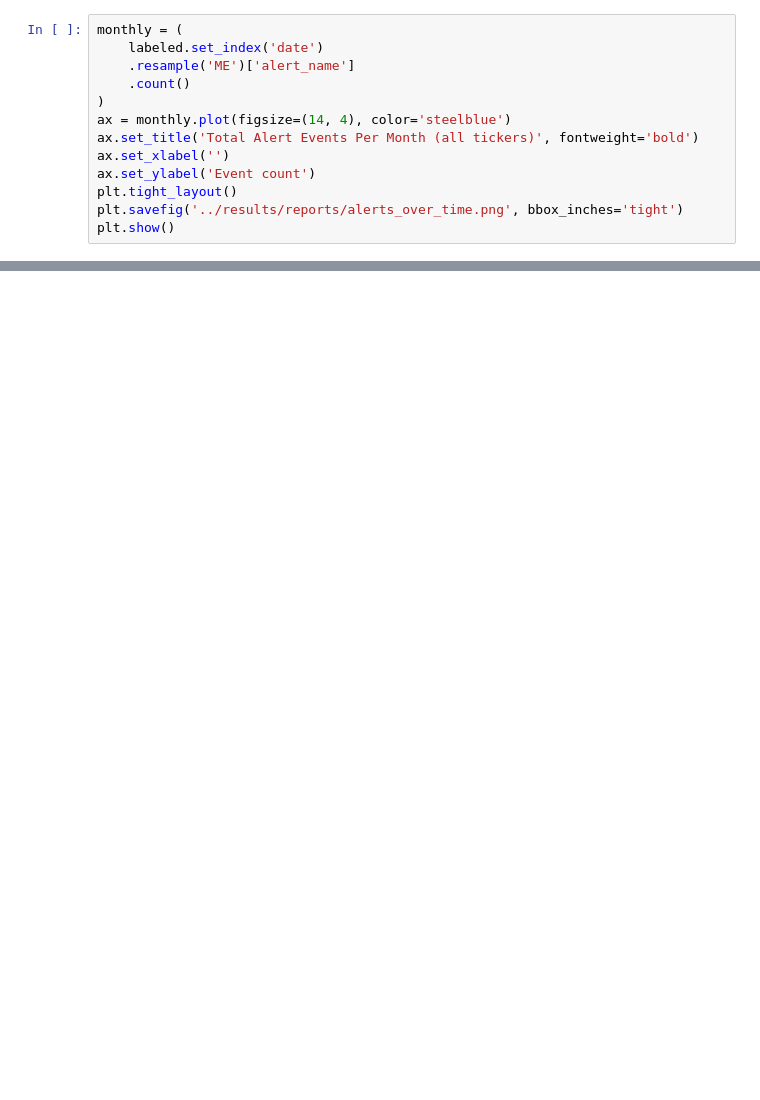
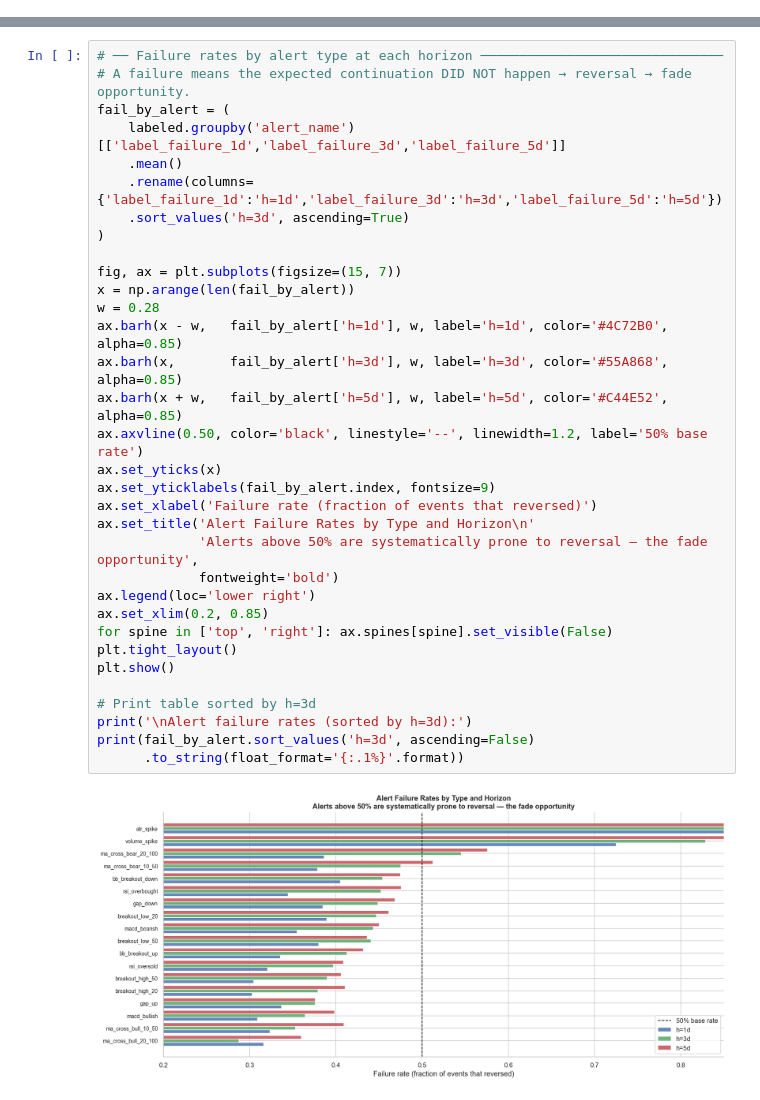
Before and after one commit to alfonsoglamuno/Failure_Crowded_Technical_Signals, a Jupyter notebook: notebooks/01_results_overview.ipynb, the cells around one changed output, grey strips where cells are left out. Saved outputs shown, nothing was run; the diff lists cells and outputs as text; blank space fills up the shorter version.

```diff
--- a/notebooks/01_results_overview.ipynb
+++ b/notebooks/01_results_overview.ipynb
@@ -215,13 +179,0 @@ plt.show()
-# %%
-monthly = (
-    labeled.set_index('date')
-    .resample('ME')['alert_name']
-    .count()
-)
-ax = monthly.plot(figsize=(14, 4), color='steelblue')
-ax.set_title('Total Alert Events Per Month (all tickers)', fontweight='bold')
-ax.set_xlabel('')
-ax.set_ylabel('Event count')
-plt.tight_layout()
-plt.savefig('../results/reports/alerts_over_time.png', bbox_inches='tight')
-plt.show()
@@ -272,0 +180,35 @@ if 3 in fi:
+# %%
+# ── Failure rates by alert type at each horizon ───────────────────────────────
+# A failure means the expected continuation DID NOT happen → reversal → fade opportunity.
+fail_by_alert = (
+    labeled.groupby('alert_name')[['label_failure_1d','label_failure_3d','label_failure_5d']]
+    .mean()
+    .rename(columns={'label_failure_1d':'h=1d','label_failure_3d':'h=3d','label_failure_5d':'h=5d'})
+    .sort_values('h=3d', ascending=True)
+)
+
+fig, ax = plt.subplots(figsize=(15, 7))
+x = np.arange(len(fail_by_alert))
+w = 0.28
+ax.barh(x - w,   fail_by_alert['h=1d'], w, label='h=1d', color='#4C72B0', alpha=0.85)
+ax.barh(x,       fail_by_alert['h=3d'], w, label='h=3d', color='#55A868', alpha=0.85)
+ax.barh(x + w,   fail_by_alert['h=5d'], w, label='h=5d', color='#C44E52', alpha=0.85)
+ax.axvline(0.50, color='black', linestyle='--', linewidth=1.2, label='50% base rate')
+ax.set_yticks(x)
+ax.set_yticklabels(fail_by_alert.index, fontsize=9)
+ax.set_xlabel('Failure rate (fraction of events that reversed)')
+ax.set_title('Alert Failure Rates by Type and Horizon\n'
+             'Alerts above 50% are systematically prone to reversal — the fade opportunity',
+             fontweight='bold')
+ax.legend(loc='lower right')
+ax.set_xlim(0.2, 0.85)
+for spine in ['top', 'right']: ax.spines[spine].set_visible(False)
+plt.tight_layout()
+plt.show()
+
+# Print table sorted by h=3d
+print('\nAlert failure rates (sorted by h=3d):')
+print(fail_by_alert.sort_values('h=3d', ascending=False)
+      .to_string(float_format='{:.1%}'.format))
+# %% [output]
+[figure, added]
```
Also changed, not shown: parts of 33 cells of this notebook, 1 other file.
